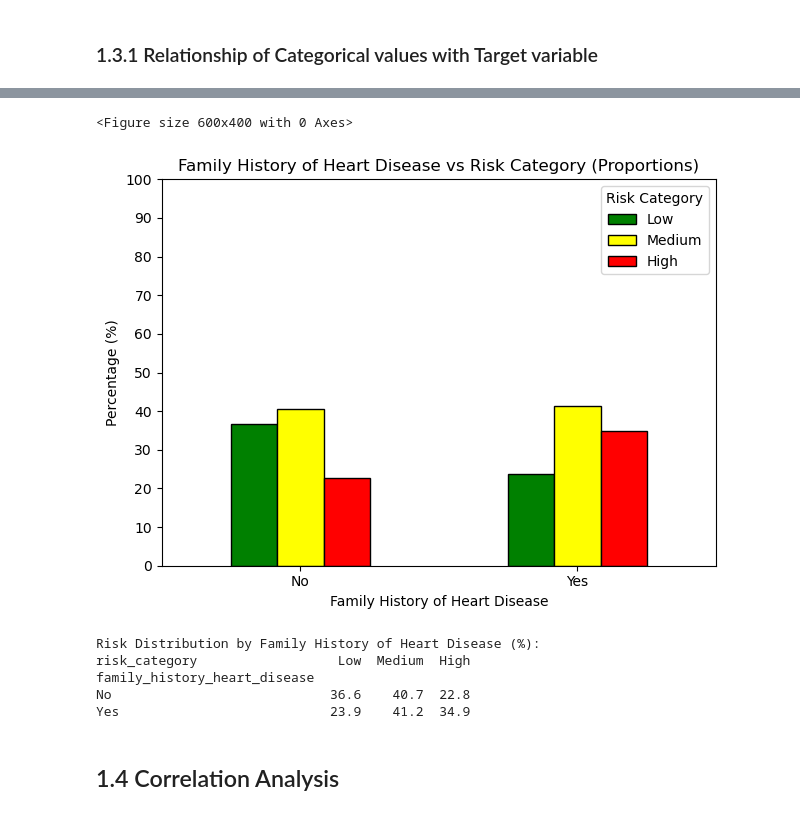
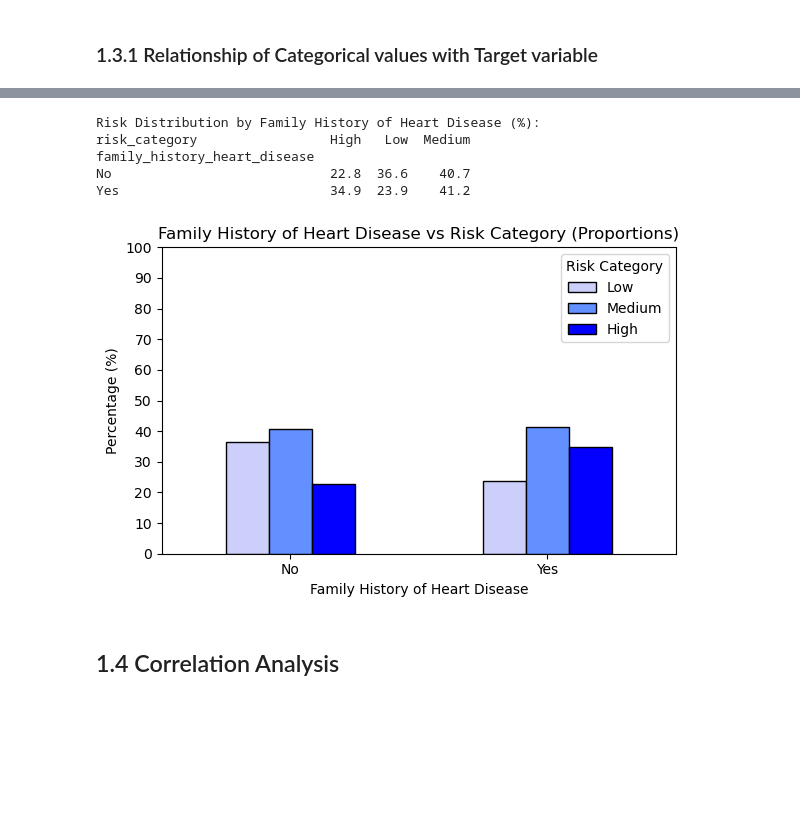
Before and after one commit to maxhaus31/Machine_Learning_HeartDiseaseDetection, a Jupyter notebook: 01_ExploratoryDataAnalysis.ipynb, the cells around one changed output, grey strips where cells are left out. Drawn from its saved outputs; the diff is of its cells as text; code cells hidden in the pictures; blank space fills up the shorter version.

```diff
--- a/01_ExploratoryDataAnalysis.ipynb
+++ b/01_ExploratoryDataAnalysis.ipynb
@@ -12,7 +9,7 @@ import seaborn as sns
 import numpy as np
 
 # Load the dataset
-df = pd.read_csv(file_path)
+df = pd.read_csv('data/raw/cardiovascular_risk_dataset.csv')
 
 # Display the first few rows of the dataset
 df.head()
@@ -87,15 +84,19 @@ Low       1838
 High      1418
 Name: count, dtype: int64
 # %%
-# Distribution of target
-print(df[target_column].value_counts())
+risk_order = ['Low', 'Medium', 'High']
+risk_palette = {'Low': "#cbcffaff", 'Medium': "#6291ff", 'High': "#0400ff"}
 
-# Visualization
-risk_colors = ['yellow', 'red', 'green']
-plt.figure(figsize=(6,4))
-sns.countplot(x=target_column, data=df, hue=target_column, palette=risk_colors, order=['High', 'Medium', 'Low'])
+plt.figure(figsize=(6, 4))
+sns.countplot(
+    x=target_column,
+    data=df,
+    order=risk_order,
+    palette=risk_palette  # seaborn uses x categories here
+)
 plt.title('Distribution of Target Variable')
 plt.xlabel('Risk Category')
 plt.ylabel('Count')
+plt.tight_layout()
 plt.show()
 # %% [output]
@@ -270,34 +277,43 @@ Never           43.0    40.3  16.6
 # %%
-# Family history of heart disease vs Risk Category (proportions)
-family_history_risk_props = pd.crosstab(df['family_history_heart_disease'], df['risk_category'], normalize='index') * 100
+# Proportions
+family_history_risk_props = pd.crosstab(
+    df['family_history_heart_disease'],
+    df['risk_category'],
+    normalize='index'
+) * 100
 
-# Reorder columns to: Low, Medium, High
-family_history_risk_props = family_history_risk_props[['Low', 'Medium', 'High']]
 
-# Plot
-risk_colors = ['green', 'yellow', 'red']  # Now matches: Low, Medium, High
-plt.figure(figsize=(6,4))
-family_history_risk_props.plot(kind='bar', color=risk_colors, edgecolor='black')
-plt.title('Family History of Heart Disease vs Risk Category (Proportions)')
-plt.xlabel('Family History of Heart Disease')
-plt.ylabel('Percentage (%)')
-plt.legend(title='Risk Category', labels=['Low', 'Medium', 'High'])
-plt.xticks(rotation=0)
-plt.yticks(np.arange(0, 101, 10))
+print("\nRisk Distribution by Family History of Heart Disease (%):")
+print(family_history_risk_props.round(1))
+
+# Plot Distribution of Risk Categories by Family History of Heart Disease
+
+family_history_risk_props = family_history_risk_props.reindex(columns=risk_order, fill_value=0)
+
+ax = family_history_risk_props.plot(
+    kind='bar',
+    figsize=(6, 4),
+    edgecolor='black',
+    color=[risk_palette[c] for c in family_history_risk_props.columns],
+)
+
+ax.set_title('Family History of Heart Disease vs Risk Category (Proportions)')
+ax.set_xlabel('Family History of Heart Disease')
+ax.set_ylabel('Percentage (%)')
+ax.set_ylim(0, 100)
+ax.set_yticks(np.arange(0, 101, 10))
+ax.tick_params(axis='x', rotation=0)
+ax.legend(title='Risk Category')
+
 plt.tight_layout()
 plt.show()
-
-# Print the actual percentages
-print("\nRisk Distribution by Family History of Heart Disease (%):")
-print(family_history_risk_props.round(1))
 # %% [output]
-<Figure size 600x400 with 0 Axes>
+Risk Distribution by Family History of Heart Disease (%):
+risk_category                 High   Low  Medium
+family_history_heart_disease
+No                            22.8  36.6    40.7
+Yes                           34.9  23.9    41.2
-[figure, old version]
+[figure, new version]
-Risk Distribution by Family History of Heart Disease (%):
-risk_category                  Low  Medium  High
-family_history_heart_disease
-No                            36.6    40.7  22.8
-Yes                           23.9    41.2  34.9
 # %% [markdown]
 ## 1.4 Correlation Analysis
 # %%
```
Also changed, not shown: parts of 8 cells of this notebook.
